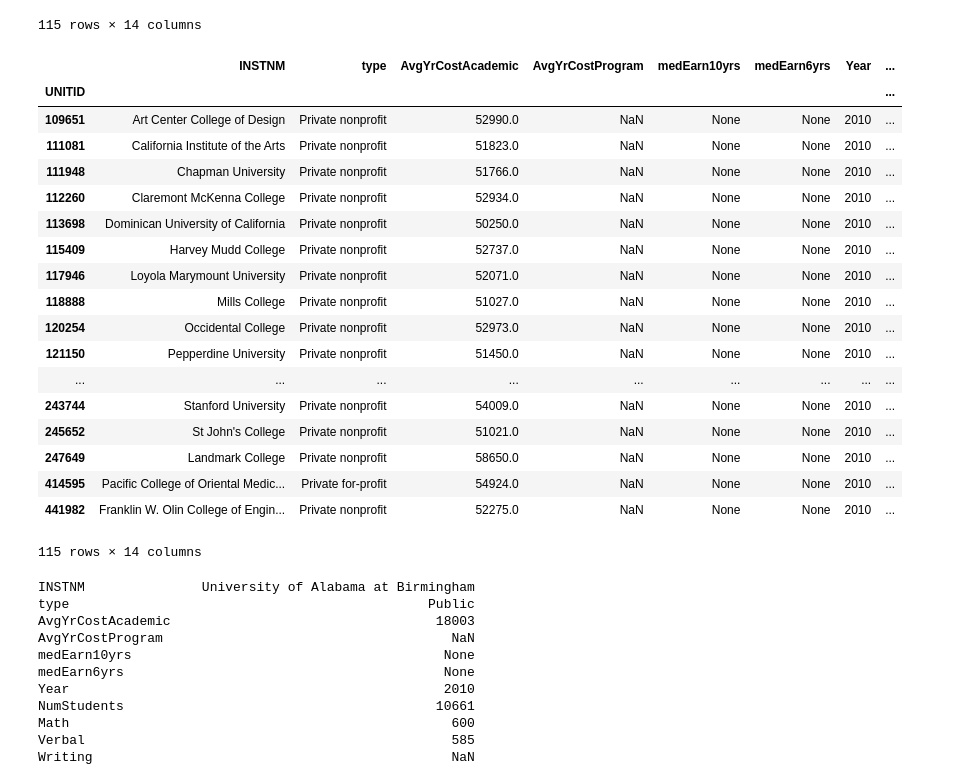
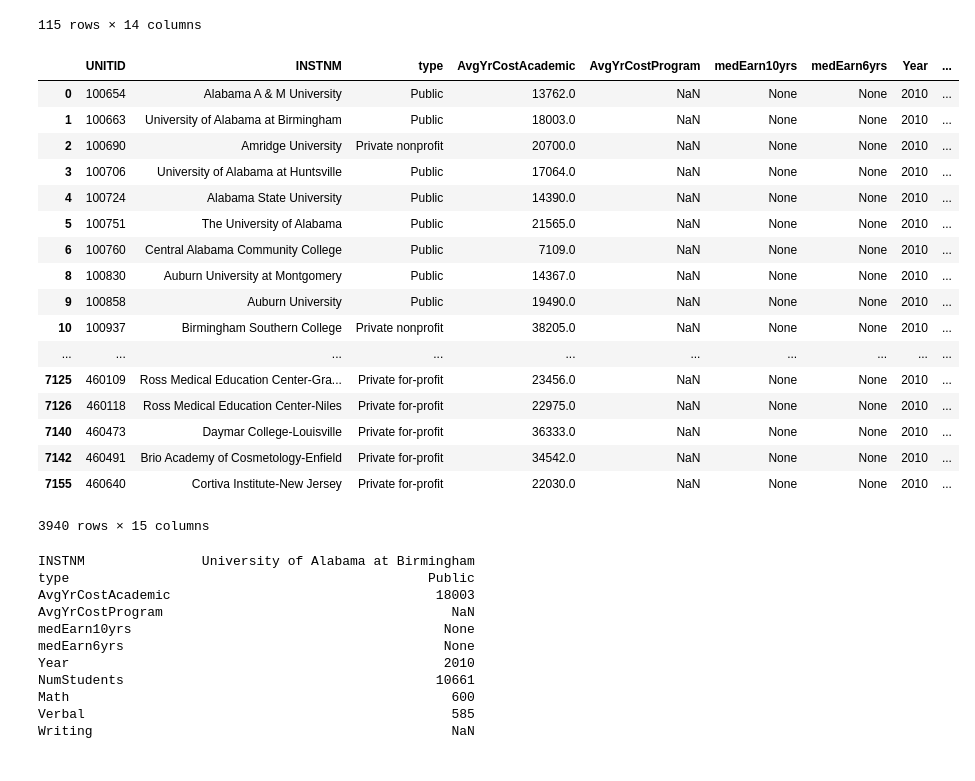
Before and after one commit to peterfig/intro2ml, a Jupyter notebook: college.ipynb, the cells around one changed output. Cells and saved outputs as stored; diff of their text form; code cells hidden in the pictures.

```diff
--- a/college.ipynb
+++ b/college.ipynb
@@ -223,4 +235,8 @@ df2010.loc[7400:7410]
 | 7408 | 45896401 | Strayer University-Columbia Campus | Private for-profit | NaN | NaN | None | None | 2010 | ... |
 | 7409 | 45896402 | Strayer University-Charleston Campus | Private for-profit | NaN | NaN | None | None | 2010 | ... |
 | 7410 | 45897301 | Strayer University-Irving | Private for-profit | NaN | NaN | None | None | 2010 | ... |
+# %%
+df2010.reset_index(inplace=True)
+# %%
+df2010_withNewIndex = df2010.set_index(['UNITID'])
 # %%
@@ -391,27 +434,26 @@ df2010.loc[hicost]
 | 441982 | Franklin W. Olin College of Engin... | Private nonprofit | 52275.0 | NaN | None | None | 2010 | ... |
 115 rows × 14 columns
 # %%
-df2010.loc[df2010.AvgYrCostAcademic > 50000]
+df2010.loc[ df2010.AvgYrCostAcademic <= 50000 ]
 # %% [output]
-|  | INSTNM | type | AvgYrCostAcademic | AvgYrCostProgram | medEarn10yrs | medEarn6yrs | Year | ... |
-| UNITID |  |  |  |  |  |  |  | ... |
-| 109651 | Art Center College of Design | Private nonprofit | 52990.0 | NaN | None | None | 2010 | ... |
-| 111081 | California Institute of the Arts | Private nonprofit | 51823.0 | NaN | None | None | 2010 | ... |
-| 111948 | Chapman University | Private nonprofit | 51766.0 | NaN | None | None | 2010 | ... |
-| 112260 | Claremont McKenna College | Private nonprofit | 52934.0 | NaN | None | None | 2010 | ... |
-| 113698 | Dominican University of California | Private nonprofit | 50250.0 | NaN | None | None | 2010 | ... |
-| 115409 | Harvey Mudd College | Private nonprofit | 52737.0 | NaN | None | None | 2010 | ... |
-| 117946 | Loyola Marymount University | Private nonprofit | 52071.0 | NaN | None | None | 2010 | ... |
-| 118888 | Mills College | Private nonprofit | 51027.0 | NaN | None | None | 2010 | ... |
-| 120254 | Occidental College | Private nonprofit | 52973.0 | NaN | None | None | 2010 | ... |
-| 121150 | Pepperdine University | Private nonprofit | 51450.0 | NaN | None | None | 2010 | ... |
-| ... | ... | ... | ... | ... | ... | ... | ... | ... |
-| 243744 | Stanford University | Private nonprofit | 54009.0 | NaN | None | None | 2010 | ... |
-| 245652 | St John's College | Private nonprofit | 51021.0 | NaN | None | None | 2010 | ... |
-| 247649 | Landmark College | Private nonprofit | 58650.0 | NaN | None | None | 2010 | ... |
-| 414595 | Pacific College of Oriental Medic... | Private for-profit | 54924.0 | NaN | None | None | 2010 | ... |
-| 441982 | Franklin W. Olin College of Engin... | Private nonprofit | 52275.0 | NaN | None | None | 2010 | ... |
+|  | UNITID | INSTNM | type | AvgYrCostAcademic | AvgYrCostProgram | medEarn10yrs | medEarn6yrs | Year | ... |
+| 0 | 100654 | Alabama A & M University | Public | 13762.0 | NaN | None | None | 2010 | ... |
+| 1 | 100663 | University of Alabama at Birmingham | Public | 18003.0 | NaN | None | None | 2010 | ... |
+| 2 | 100690 | Amridge University | Private nonprofit | 20700.0 | NaN | None | None | 2010 | ... |
+| 3 | 100706 | University of Alabama at Huntsville | Public | 17064.0 | NaN | None | None | 2010 | ... |
+| 4 | 100724 | Alabama State University | Public | 14390.0 | NaN | None | None | 2010 | ... |
+| 5 | 100751 | The University of Alabama | Public | 21565.0 | NaN | None | None | 2010 | ... |
+| 6 | 100760 | Central Alabama Community College | Public | 7109.0 | NaN | None | None | 2010 | ... |
+| 8 | 100830 | Auburn University at Montgomery | Public | 14367.0 | NaN | None | None | 2010 | ... |
+| 9 | 100858 | Auburn University | Public | 19490.0 | NaN | None | None | 2010 | ... |
+| 10 | 100937 | Birmingham Southern College | Private nonprofit | 38205.0 | NaN | None | None | 2010 | ... |
+| ... | ... | ... | ... | ... | ... | ... | ... | ... | ... |
+| 7125 | 460109 | Ross Medical Education Center-Gra... | Private for-profit | 23456.0 | NaN | None | None | 2010 | ... |
+| 7126 | 460118 | Ross Medical Education Center-Niles | Private for-profit | 22975.0 | NaN | None | None | 2010 | ... |
+| 7140 | 460473 | Daymar College-Louisville | Private for-profit | 36333.0 | NaN | None | None | 2010 | ... |
+| 7142 | 460491 | Brio Academy of Cosmetology-Enfield | Private for-profit | 34542.0 | NaN | None | None | 2010 | ... |
+| 7155 | 460640 | Cortiva Institute-New Jersey | Private for-profit | 22030.0 | NaN | None | None | 2010 | ... |
-115 rows × 14 columns
+3940 rows × 15 columns
 # %%
 # row selection method 3: integer/row number
 df2010_withNewIndex.iloc[1]
```
Also changed, not shown: parts of 51 cells of this notebook, 6 other files.
